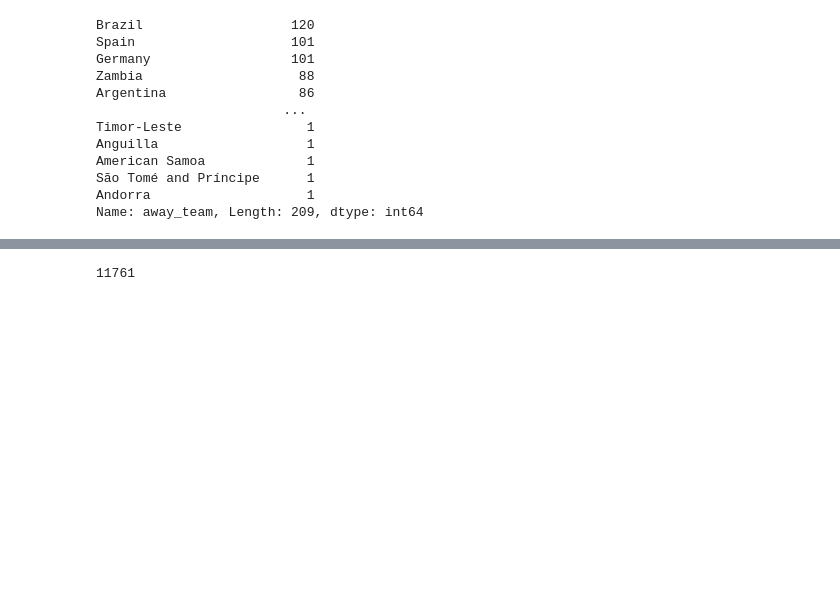
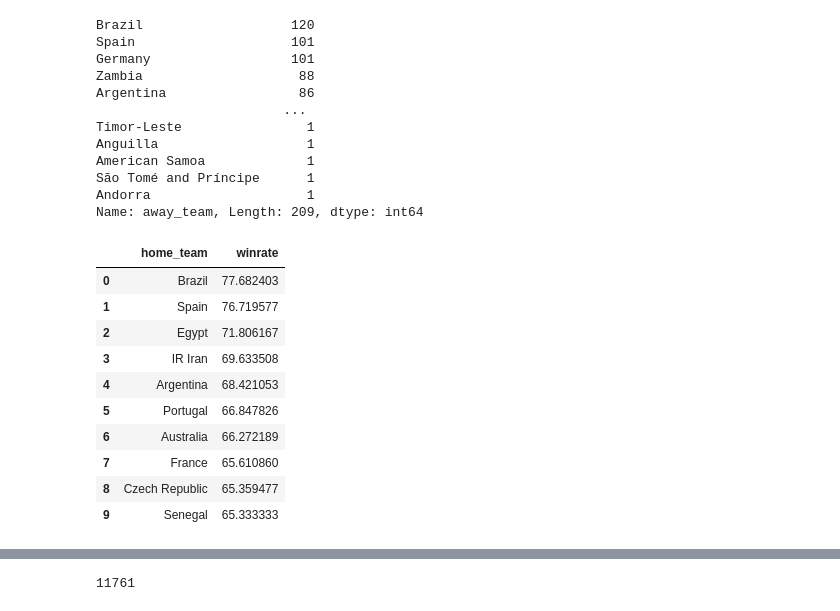
Before and after one commit to Hxu1203/Team-ds, a Jupyter notebook: Hxu-folder/Sport project.ipynb, the cells around one changed output, grey strips where cells are left out. Cells and saved outputs as stored; diff of their text form; code cells hidden in the pictures; blank space fills up the shorter version.

```diff
--- a/Hxu-folder/Sport project.ipynb
+++ b/Hxu-folder/Sport project.ipynb
@@ -87,3 +103,25 @@ American Samoa             1
 São Tomé and Príncipe      1
 Andorra                    1
 Name: away_team, Length: 209, dtype: int64
+# %%
+#each top 10 home_team's winrate
+home_winrate = (most_win_home_team/home_team)*100
+home_winrate_sort = home_winrate.sort_values(ascending=False).head(10)
+home_winrate_df = pd.DataFrame(home_winrate_sort)
+home_winrate_df = home_winrate_df.reset_index()
+home_winrate_df = home_winrate_df.rename(columns={'index':'home_team',0:'winrate'})
+
+home_winrate_df = home_winrate_df.head(10)
+home_winrate_df
+# %% [output]
+|  | home_team | winrate |
+| 0 | Brazil | 77.682403 |
+| 1 | Spain | 76.719577 |
+| 2 | Egypt | 71.806167 |
+| 3 | IR Iran | 69.633508 |
+| 4 | Argentina | 68.421053 |
+| 5 | Portugal | 66.847826 |
+| 6 | Australia | 66.272189 |
+| 7 | France | 65.610860 |
+| 8 | Czech Republic | 65.359477 |
+| 9 | Senegal | 65.333333 |
```
Also changed, not shown: parts of 10 cells of this notebook.
